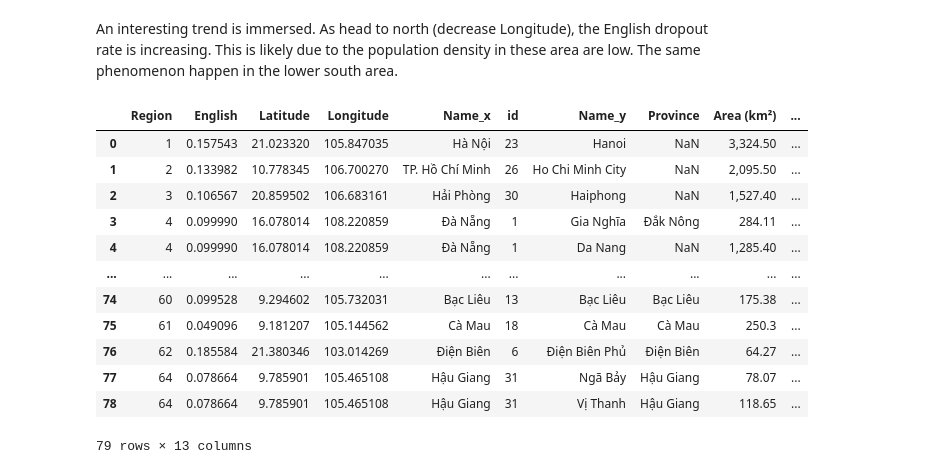
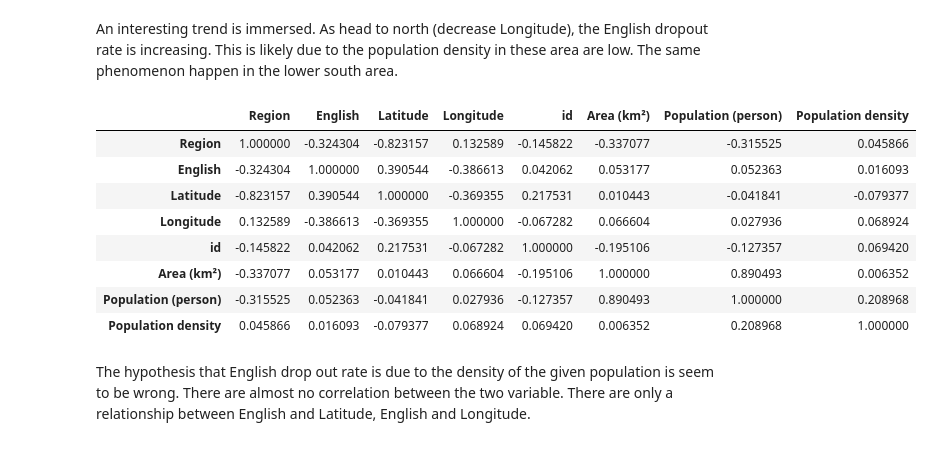
Before and after one commit to tlminhkhoa/2020-National-Exam, a Jupyter notebook: Analysis.ipynb, the cells around one changed output. Cells and saved outputs as stored; diff of their text form; code cells hidden in the pictures.

Commit message:
update Analysis, Preprocess Citys datasets

```diff
--- a/Analysis.ipynb
+++ b/Analysis.ipynb
@@ -90,6 +90,7 @@ The coordinates dataset is also preprocessed to add a new colmuns call id, which
 The preprocess code can be found at:
 https://github.com/tlminhkhoa/2020-National-Exam/tree/master/Preprocessor/
 # %%
-Citys = pd.read_csv(".//Data//Citys.csv",index_col = 0)
+Citys = pd.read_csv(".//Data//Citys.csv")
+Citys = Citys.drop_duplicates(subset=['Region'])
 Citys.head()
 # %% [output]
@@ -216,19 +216,15 @@ An interesting trend is immersed. As head to north (decrease Longitude), the Eng
 # %%
 Region_English_dropout = pd.merge(Region_English_dropout,
                  Citys,
                  on='Region')
-Region_English_dropout
+Region_English_dropout.corr()
 # %% [output]
-|  | Region | English | Latitude | Longitude | Name_x | id | Name_y | Province | Area (km²) | ... |
-| 0 | 1 | 0.157543 | 21.023320 | 105.847035 | Hà Nội | 23 | Hanoi | NaN | 3,324.50 | ... |
-| 1 | 2 | 0.133982 | 10.778345 | 106.700270 | TP. Hồ Chí Minh | 26 | Ho Chi Minh City | NaN | 2,095.50 | ... |
-| 2 | 3 | 0.106567 | 20.859502 | 106.683161 | Hải Phòng | 30 | Haiphong | NaN | 1,527.40 | ... |
-| 3 | 4 | 0.099990 | 16.078014 | 108.220859 | Đà Nẵng | 1 | Gia Nghĩa | Đắk Nông | 284.11 | ... |
-| 4 | 4 | 0.099990 | 16.078014 | 108.220859 | Đà Nẵng | 1 | Da Nang | NaN | 1,285.40 | ... |
-| ... | ... | ... | ... | ... | ... | ... | ... | ... | ... | ... |
-| 74 | 60 | 0.099528 | 9.294602 | 105.732031 | Bạc Liêu | 13 | Bạc Liêu | Bạc Liêu | 175.38 | ... |
-| 75 | 61 | 0.049096 | 9.181207 | 105.144562 | Cà Mau | 18 | Cà Mau | Cà Mau | 250.3 | ... |
-| 76 | 62 | 0.185584 | 21.380346 | 103.014269 | Điện Biên | 6 | Điện Biên Phủ | Điện Biên | 64.27 | ... |
-| 77 | 64 | 0.078664 | 9.785901 | 105.465108 | Hậu Giang | 31 | Ngã Bảy | Hậu Giang | 78.07 | ... |
-| 78 | 64 | 0.078664 | 9.785901 | 105.465108 | Hậu Giang | 31 | Vị Thanh | Hậu Giang | 118.65 | ... |
+|  | Region | English | Latitude | Longitude | id | Area (km²) | Population (person) | Population density |
+| Region | 1.000000 | -0.324304 | -0.823157 | 0.132589 | -0.145822 | -0.337077 | -0.315525 | 0.045866 |
+| English | -0.324304 | 1.000000 | 0.390544 | -0.386613 | 0.042062 | 0.053177 | 0.052363 | 0.016093 |
+| Latitude | -0.823157 | 0.390544 | 1.000000 | -0.369355 | 0.217531 | 0.010443 | -0.041841 | -0.079377 |
+| Longitude | 0.132589 | -0.386613 | -0.369355 | 1.000000 | -0.067282 | 0.066604 | 0.027936 | 0.068924 |
+| id | -0.145822 | 0.042062 | 0.217531 | -0.067282 | 1.000000 | -0.195106 | -0.127357 | 0.069420 |
+| Area (km²) | -0.337077 | 0.053177 | 0.010443 | 0.066604 | -0.195106 | 1.000000 | 0.890493 | 0.006352 |
+| Population (person) | -0.315525 | 0.052363 | -0.041841 | 0.027936 | -0.127357 | 0.890493 | 1.000000 | 0.208968 |
+| Population density | 0.045866 | 0.016093 | -0.079377 | 0.068924 | 0.069420 | 0.006352 | 0.208968 | 1.000000 |
-79 rows × 13 columns
@@ -237,0 +231,2 @@ fig.show()
+# %% [markdown]
+The hypothesis that English drop out rate is due to the density of the given population is seem to be wrong. There are almost no correlation between the two variable. There are only a relationship between English and Latitude, English and Longitude.
```
Also changed, not shown: parts of 4 cells of this notebook, 3 other files.
